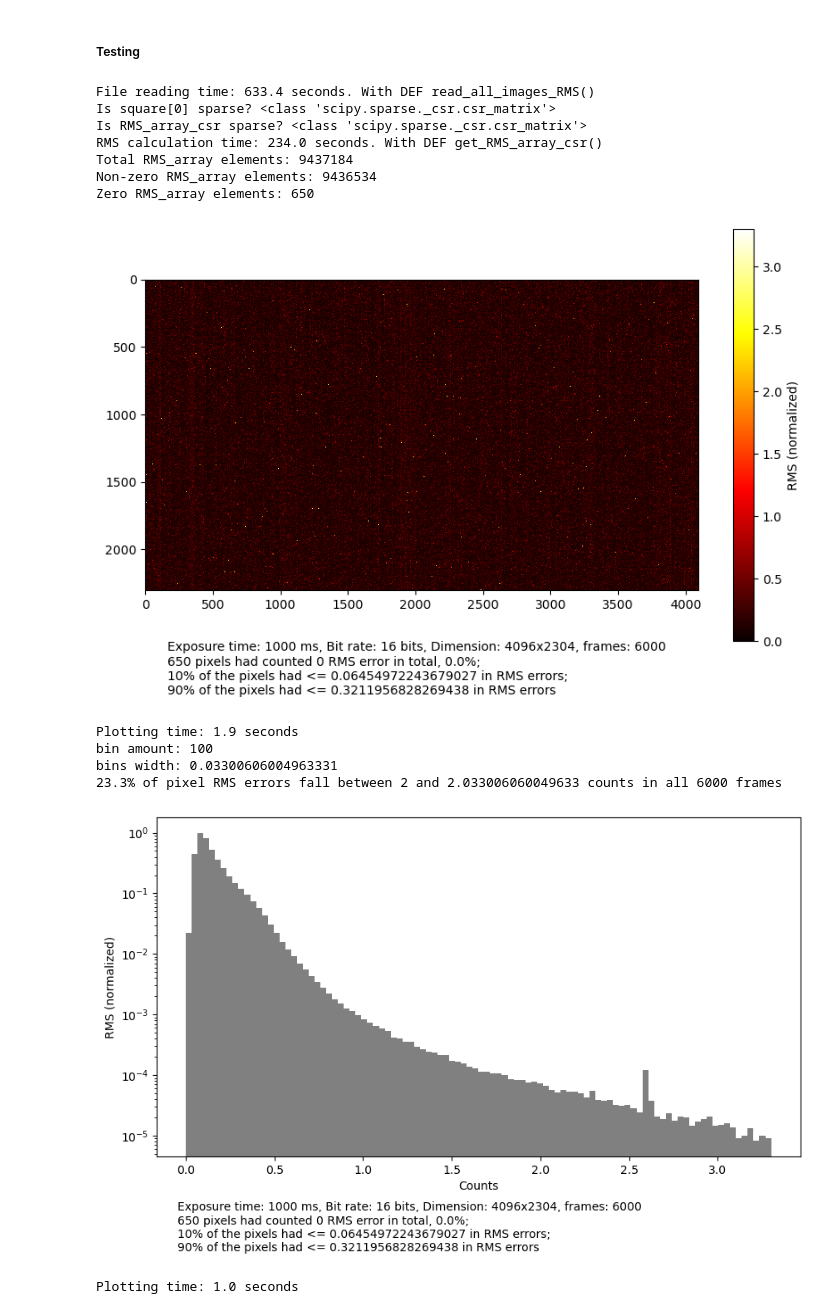
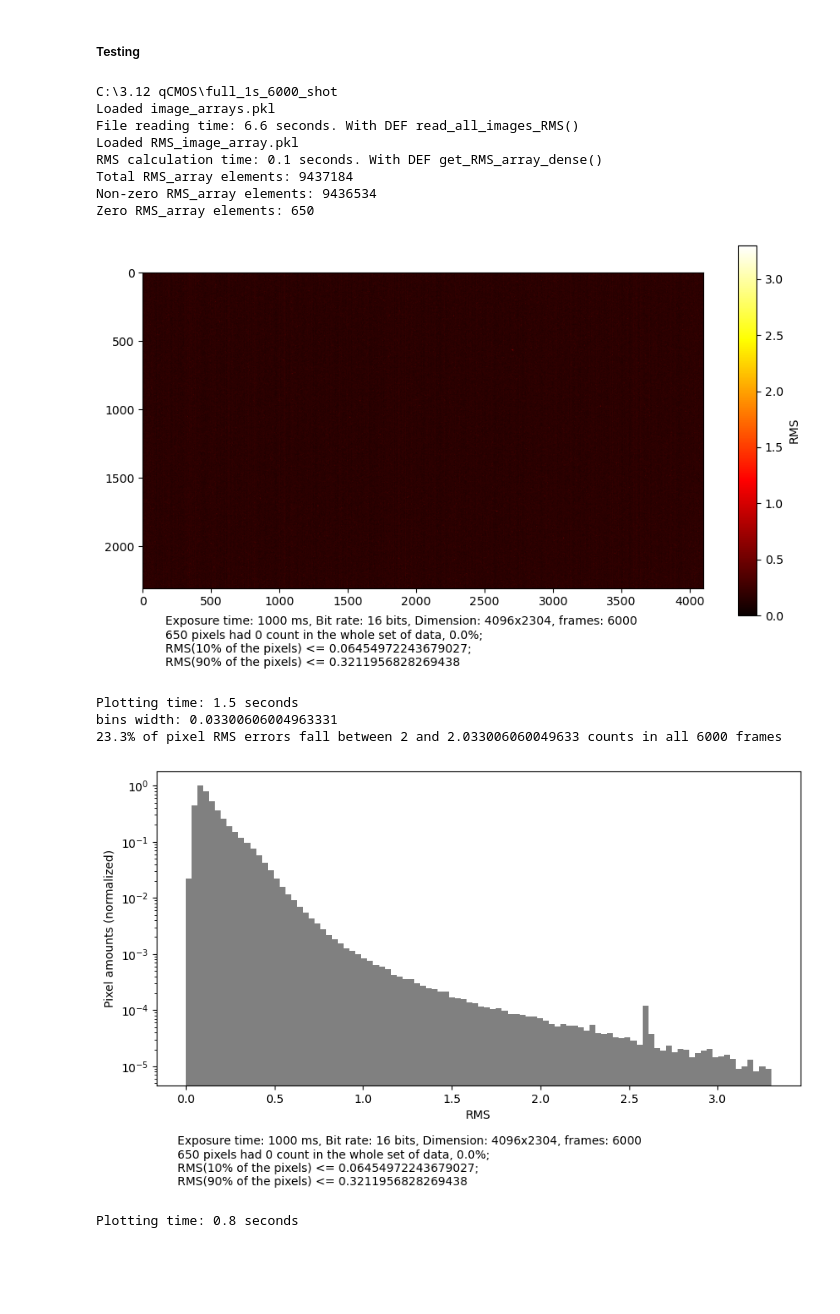
Before and after one commit to Siin42/qCMOS, a Jupyter notebook: pixel_RMS.ipynb, the cells around one changed output. Cells and saved outputs as stored; diff of their text form; code cells hidden in the pictures; blank space fills up the shorter version.

```diff
--- a/pixel_RMS.ipynb
+++ b/pixel_RMS.ipynb
@@ -206,28 +232,28 @@ def plot_RMS(RMS_array, tiff_path, **kwargs):
 # %%
 tiff_main_folder = 'C:\\3.12 qCMOS'
 tiff_path = tiff_main_folder + '\\full_1s_6000_shot'
 # tiff_path = tiff_main_folder + '\\full_200ms_6247shots'
 # tiff_path = tiff_main_folder + '\\1024x1024'
 
-RMS_array = get_RMS_array_csr(tiff_path, debug=True)
+RMS_array = get_RMS_array_dense(tiff_path, debugging=True, pickle_usage=True)
 
-# print(f'issparse(RMS_array_variable)? {issparse(RMS_array_variable)}')
+# print(f'issparse(RMS_array)? {issparse(RMS_array)}')
 plot_RMS(RMS_array, tiff_path, plot_type='heat', save=True)
 plot_RMS(RMS_array, tiff_path, plot_type='bar', save=True)
 # %% [output]
-File reading time: 633.4 seconds. With DEF read_all_images_RMS()
-Is square[0] sparse? <class 'scipy.sparse._csr.csr_matrix'>
-Is RMS_array_csr sparse? <class 'scipy.sparse._csr.csr_matrix'>
-RMS calculation time: 234.0 seconds. With DEF get_RMS_array_csr()
+C:\3.12 qCMOS\full_1s_6000_shot
+Loaded image_arrays.pkl
+File reading time: 6.6 seconds. With DEF read_all_images_RMS()
+Loaded RMS_image_array.pkl
+RMS calculation time: 0.1 seconds. With DEF get_RMS_array_dense()
 Total RMS_array elements: 9437184
 Non-zero RMS_array elements: 9436534
 Zero RMS_array elements: 650
-[figure, old version]
+[figure, new version]
-Plotting time: 1.9 seconds
-bin amount: 100
+Plotting time: 1.5 seconds
 bins width: 0.03300606004963331
 23.3% of pixel RMS errors fall between 2 and 2.033006060049633 counts in all 6000 frames
-[figure, old version]
+[figure, new version]
-Plotting time: 1.0 seconds
+Plotting time: 0.8 seconds
 # %%
 # Check if the RMS_array is a sparse matrix
```
Also changed, not shown: parts of 4 cells of this notebook, 12 other files.
